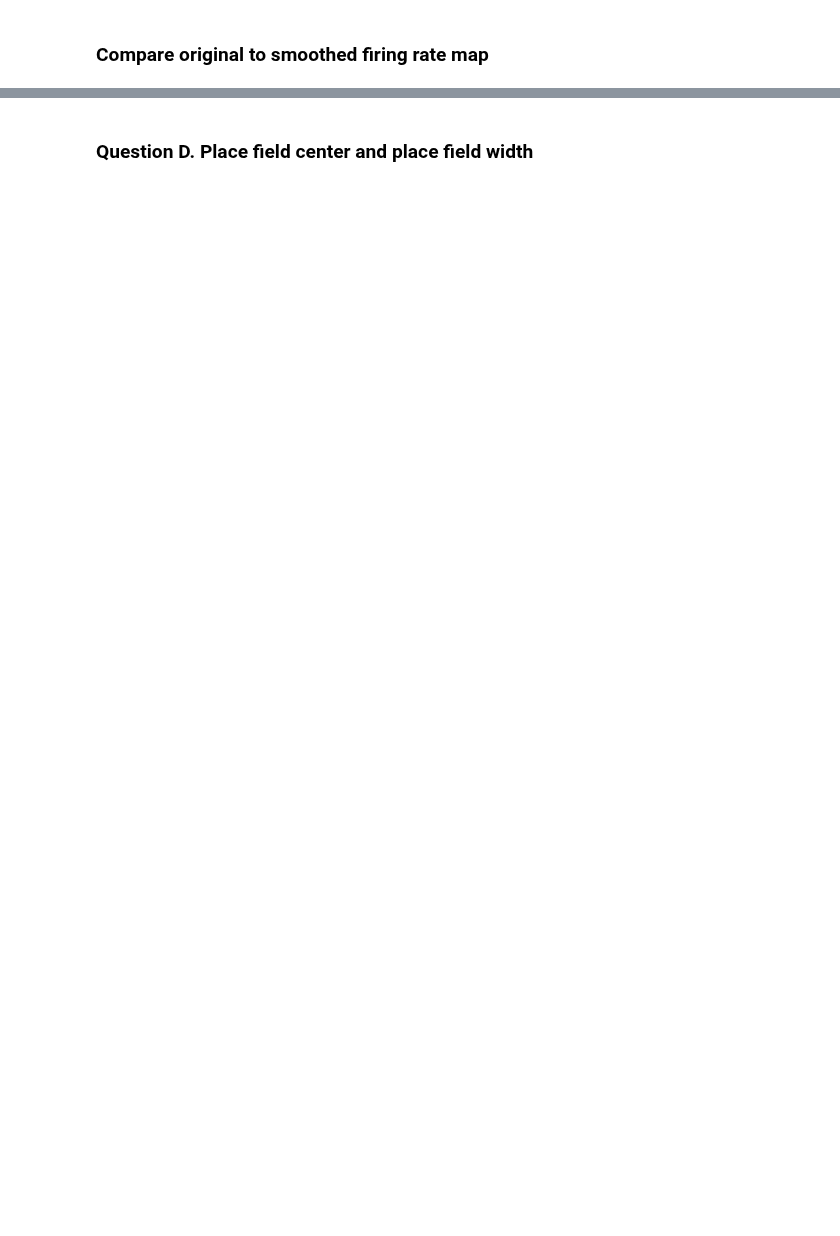
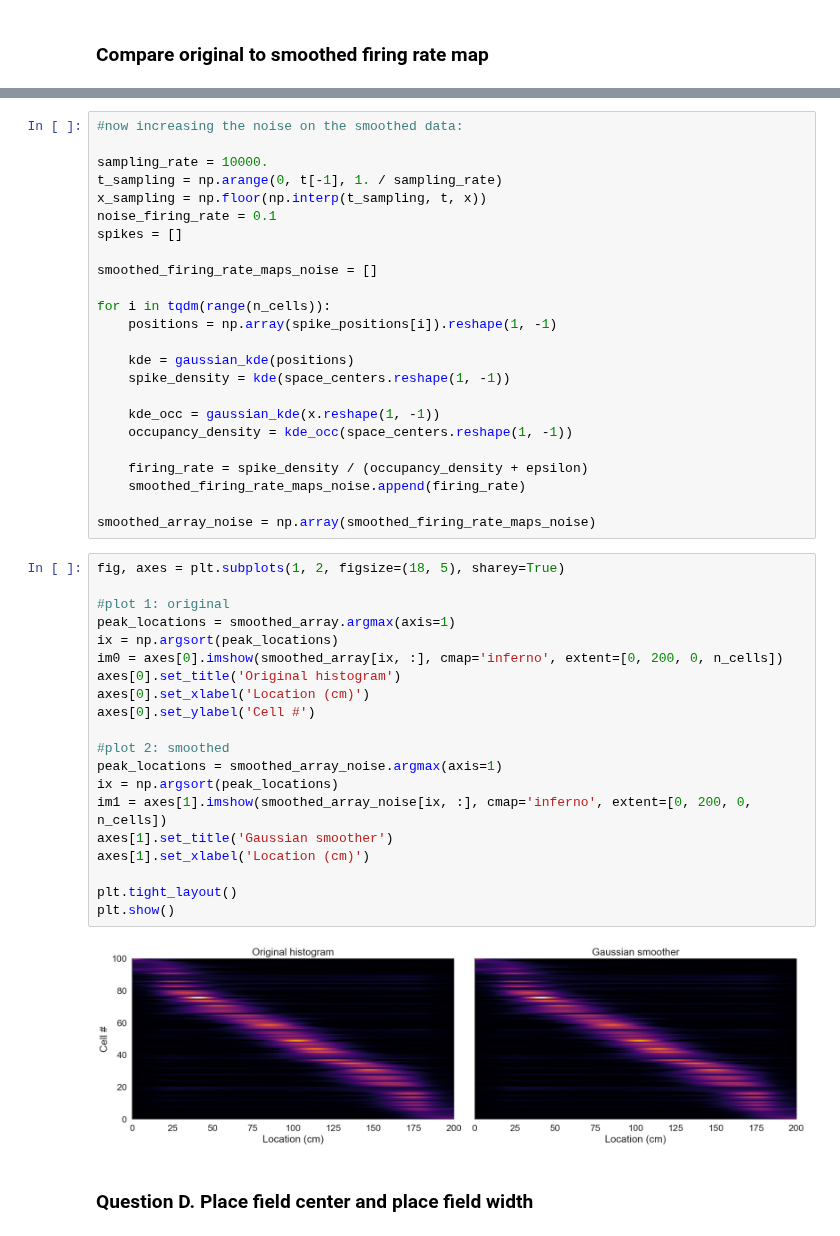
Before and after one commit to EvaMare/Neuro_Analysis, a Jupyter notebook: 2-single-cell-analysis-master/01-tuning-curves/Module_2a_exercises.ipynb, the cells around one changed output, grey strips where cells are left out. Saved outputs shown, nothing was run; the diff lists cells and outputs as text; blank space fills up the shorter version.

```diff
--- a/2-single-cell-analysis-master/01-tuning-curves/Module_2a_exercises.ipynb
+++ b/2-single-cell-analysis-master/01-tuning-curves/Module_2a_exercises.ipynb
@@ -292,3 +294,49 @@ plt.show()
+# %%
+#now increasing the noise on the smoothed data:
+
+sampling_rate = 10000.
+t_sampling = np.arange(0, t[-1], 1. / sampling_rate)
+x_sampling = np.floor(np.interp(t_sampling, t, x))
+noise_firing_rate = 0.1
+spikes = []
+
+smoothed_firing_rate_maps_noise = []
+
+for i in tqdm(range(n_cells)):
+    positions = np.array(spike_positions[i]).reshape(1, -1)
+
+    kde = gaussian_kde(positions)
+    spike_density = kde(space_centers.reshape(1, -1))
+
+    kde_occ = gaussian_kde(x.reshape(1, -1))
+    occupancy_density = kde_occ(space_centers.reshape(1, -1))
+
+    firing_rate = spike_density / (occupancy_density + epsilon)
+    smoothed_firing_rate_maps_noise.append(firing_rate)
+
+smoothed_array_noise = np.array(smoothed_firing_rate_maps_noise)
+# %%
+fig, axes = plt.subplots(1, 2, figsize=(18, 5), sharey=True)
+
+#plot 1: original
+peak_locations = smoothed_array.argmax(axis=1)
+ix = np.argsort(peak_locations)
+im0 = axes[0].imshow(smoothed_array[ix, :], cmap='inferno', extent=[0, 200, 0, n_cells])
+axes[0].set_title('Original histogram')
+axes[0].set_xlabel('Location (cm)')
+axes[0].set_ylabel('Cell #')
+
+#plot 2: smoothed
+peak_locations = smoothed_array_noise.argmax(axis=1)
+ix = np.argsort(peak_locations)
+im1 = axes[1].imshow(smoothed_array_noise[ix, :], cmap='inferno', extent=[0, 200, 0, n_cells])
+axes[1].set_title('Gaussian smoother')
+axes[1].set_xlabel('Location (cm)')
+
+plt.tight_layout()
+plt.show()
+# %% [output]
+[figure, added]
 # %% [markdown]
 ### Question D. Place field center and place field width
 # %% [markdown]
```
Also changed, not shown: parts of 7 cells of this notebook.
